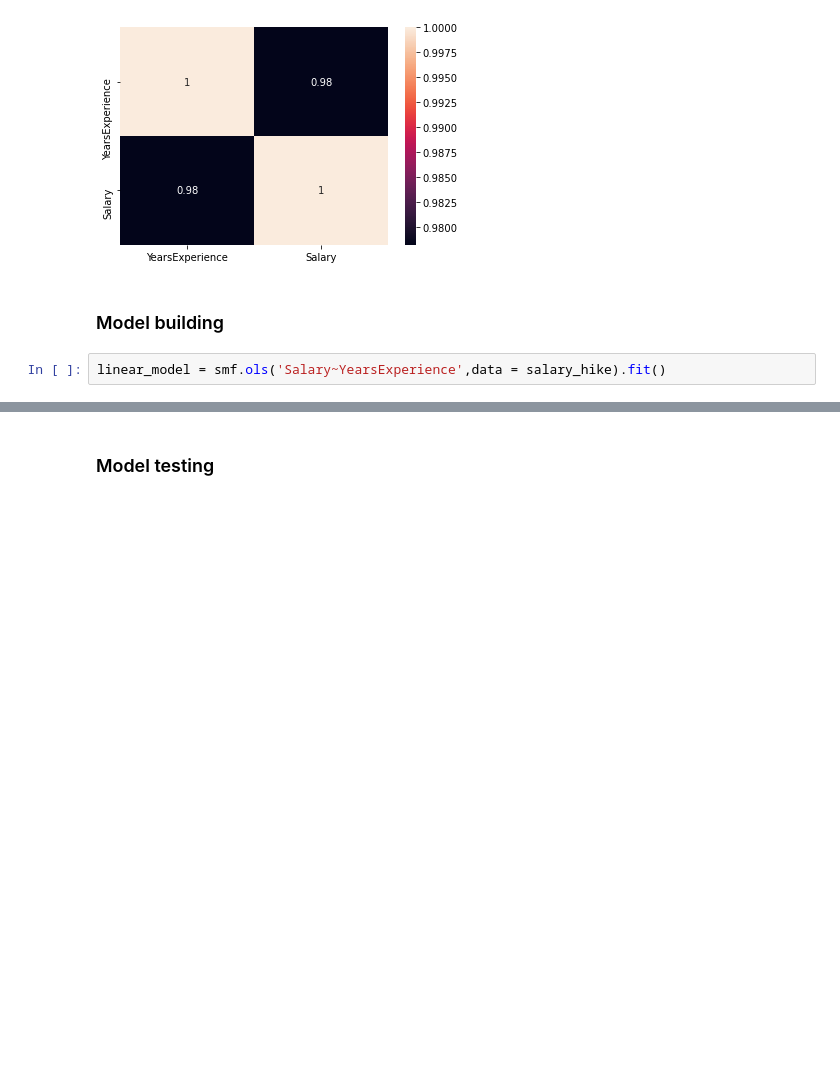
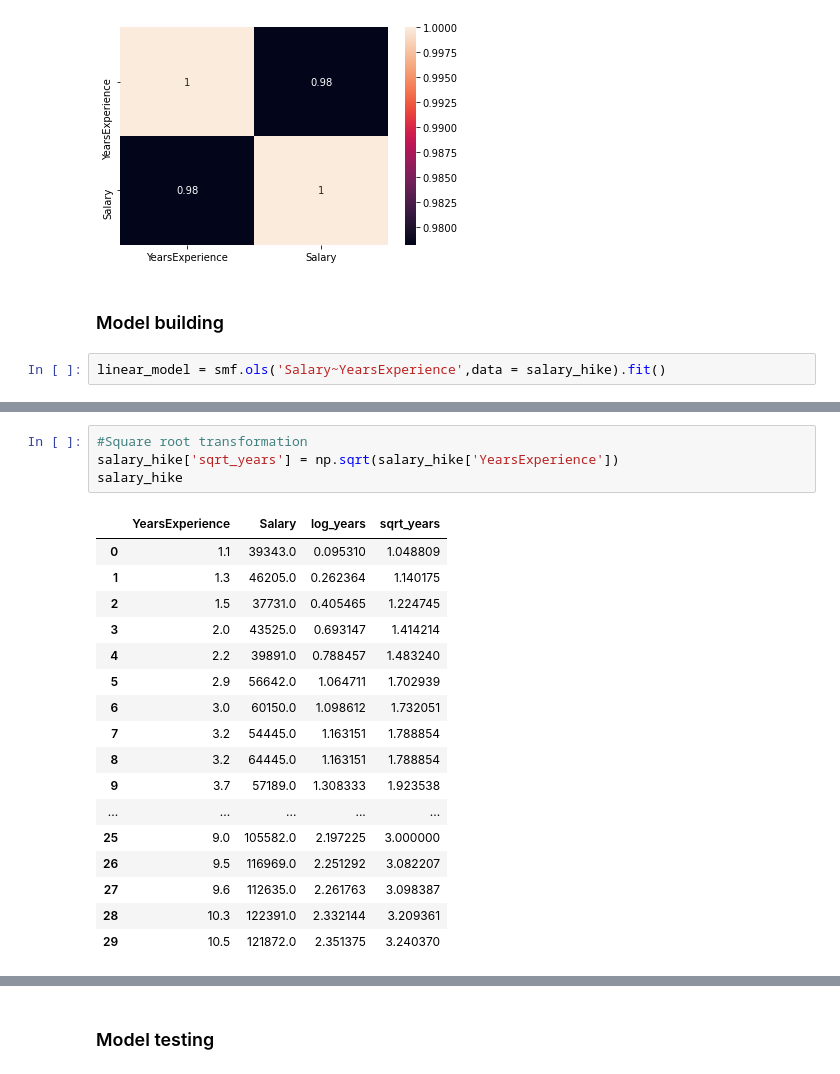
Before and after one commit to Surajhiraskar/Assignment-4.2-Simple-Linear-Regression, a Jupyter notebook: Assignment 4-2.ipynb, the cells around one changed output, grey strips where cells are left out. Drawn from its saved outputs; the diff is of its cells as text; blank space fills up the shorter version.

```diff
--- a/Assignment 4-2.ipynb
+++ b/Assignment 4-2.ipynb
@@ -77,0 +132,22 @@ linear_model = smf.ols('Salary~YearsExperience',data = salary_hike).fit()
+# %%
+#Square root transformation
+salary_hike['sqrt_years'] = np.sqrt(salary_hike['YearsExperience'])
+salary_hike
+# %% [output]
+|  | YearsExperience | Salary | log_years | sqrt_years |
+| 0 | 1.1 | 39343.0 | 0.095310 | 1.048809 |
+| 1 | 1.3 | 46205.0 | 0.262364 | 1.140175 |
+| 2 | 1.5 | 37731.0 | 0.405465 | 1.224745 |
+| 3 | 2.0 | 43525.0 | 0.693147 | 1.414214 |
+| 4 | 2.2 | 39891.0 | 0.788457 | 1.483240 |
+| 5 | 2.9 | 56642.0 | 1.064711 | 1.702939 |
+| 6 | 3.0 | 60150.0 | 1.098612 | 1.732051 |
+| 7 | 3.2 | 54445.0 | 1.163151 | 1.788854 |
+| 8 | 3.2 | 64445.0 | 1.163151 | 1.788854 |
+| 9 | 3.7 | 57189.0 | 1.308333 | 1.923538 |
+| ... | ... | ... | ... | ... |
+| 25 | 9.0 | 105582.0 | 2.197225 | 3.000000 |
+| 26 | 9.5 | 116969.0 | 2.251292 | 3.082207 |
+| 27 | 9.6 | 112635.0 | 2.261763 | 3.098387 |
+| 28 | 10.3 | 122391.0 | 2.332144 | 3.209361 |
+| 29 | 10.5 | 121872.0 | 2.351375 | 3.240370 |
```
Also changed, not shown: parts of 14 cells of this notebook.
